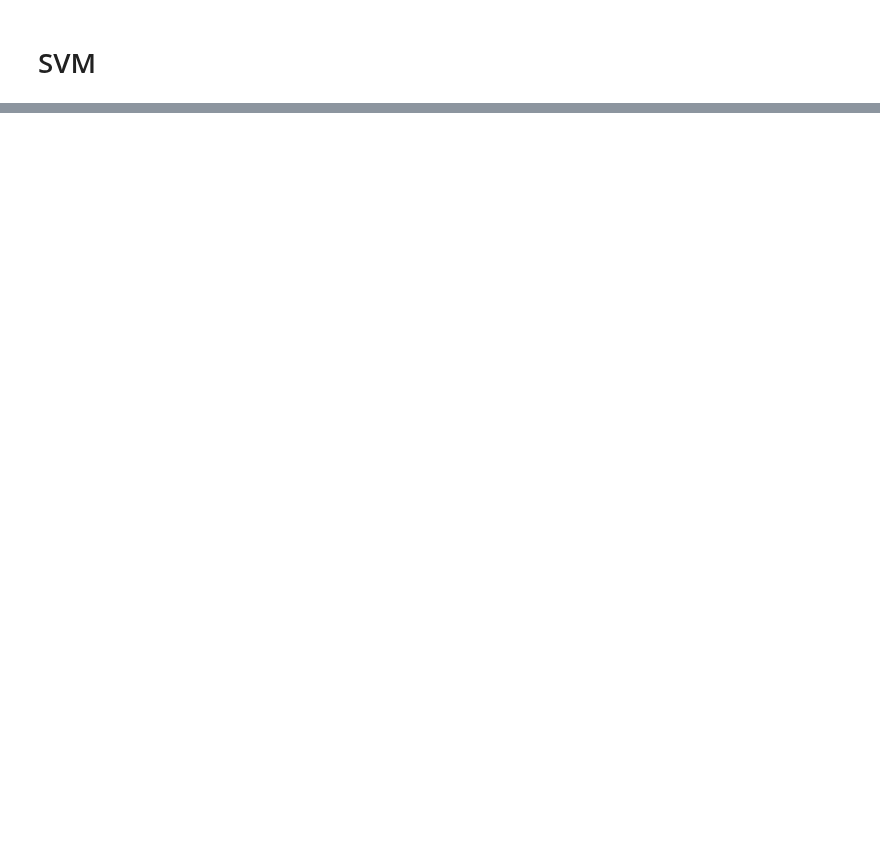
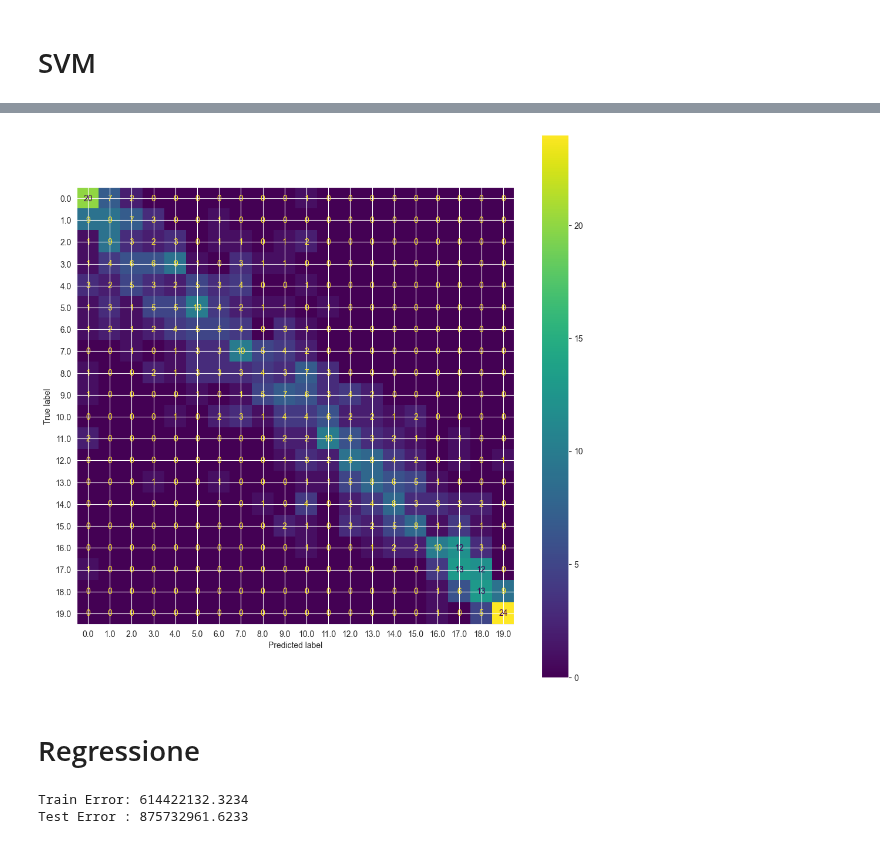
Before and after one commit to davide-tonetto-884585/House-Sale-Price-Prediction, a Jupyter notebook: ClassifierModels/SVMClassifier.ipynb, the cells around one changed output, grey strips where cells are left out. Cells and saved outputs as stored; diff of their text form; code cells hidden in the pictures; blank space fills up the shorter version.

```diff
--- a/ClassifierModels/SVMClassifier.ipynb
+++ b/ClassifierModels/SVMClassifier.ipynb
@@ -33,0 +109,31 @@ Accuracy: 0.205
+# %%
+cm = ConfusionMatrixDisplay.from_estimator(
+    estimator=svm_reg,
+    X=X_test, y=Y_test_binned)
+fig = cm.ax_.get_figure()
+fig.set_figwidth(12)
+fig.set_figheight(12)
+# %% [output]
+[figure, added]
+# %% [markdown]
+# Regressione
+# %%
+col = ['Overall_Qual', 'Gr_Liv_Area', 'Garage_Cars', 'Total_Bsmt_SF', 'Full_Bath', 'Kitchen_Qual',
+       'Year_Built', 'Exter_Qual']
+
+svm_reg = Pipeline([
+    ("scaler", StandardScaler()),
+    ("svm_regresssor", SVR(C=100000))
+])
+svm_reg.fit(X_train[col], Y_train)
+
+y_pred_train = svm_reg.predict(X_train[col])
+print ("Train Error: {:.4f}".format( mean_squared_error(y_true = Y_train,
+                                                        y_pred = y_pred_train)) )
+
+y_pred_test = svm_reg.predict(X_test[col])
+print ("Test Error : {:.4f}".format( mean_squared_error(y_true = Y_test,
+                                                        y_pred = y_pred_test)) )
+# %% [output]
+Train Error: 614422132.3234
+Test Error : 875732961.6233
```
Also changed, not shown: parts of 8 cells of this notebook, 5 other files.
